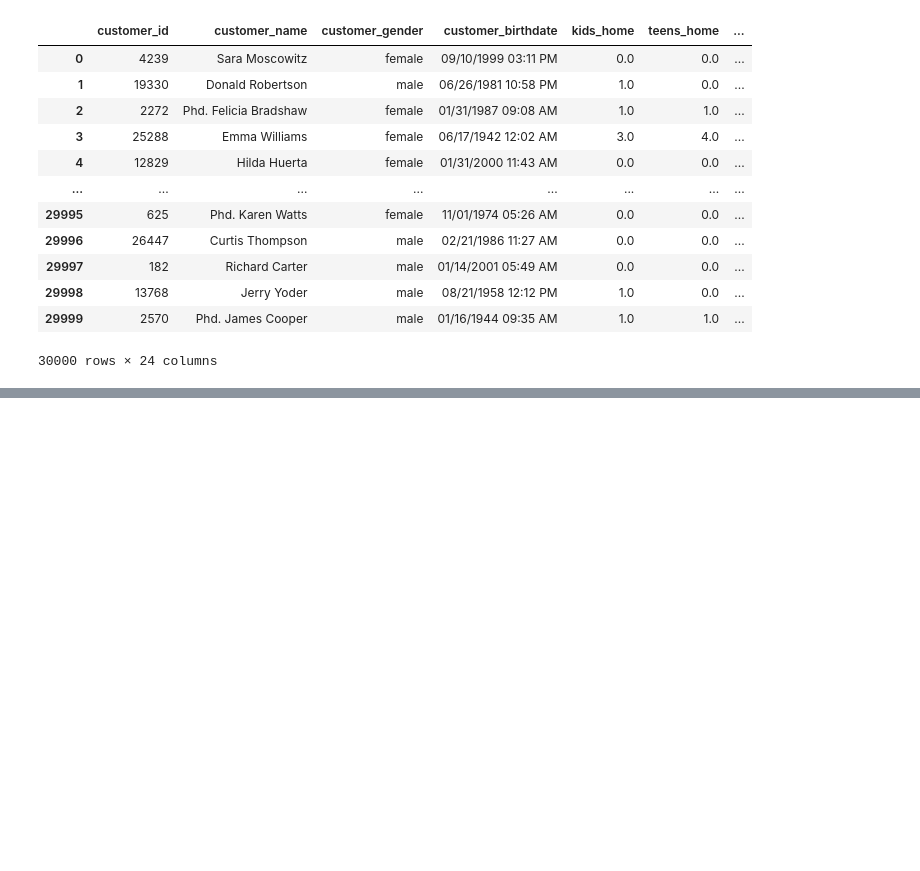
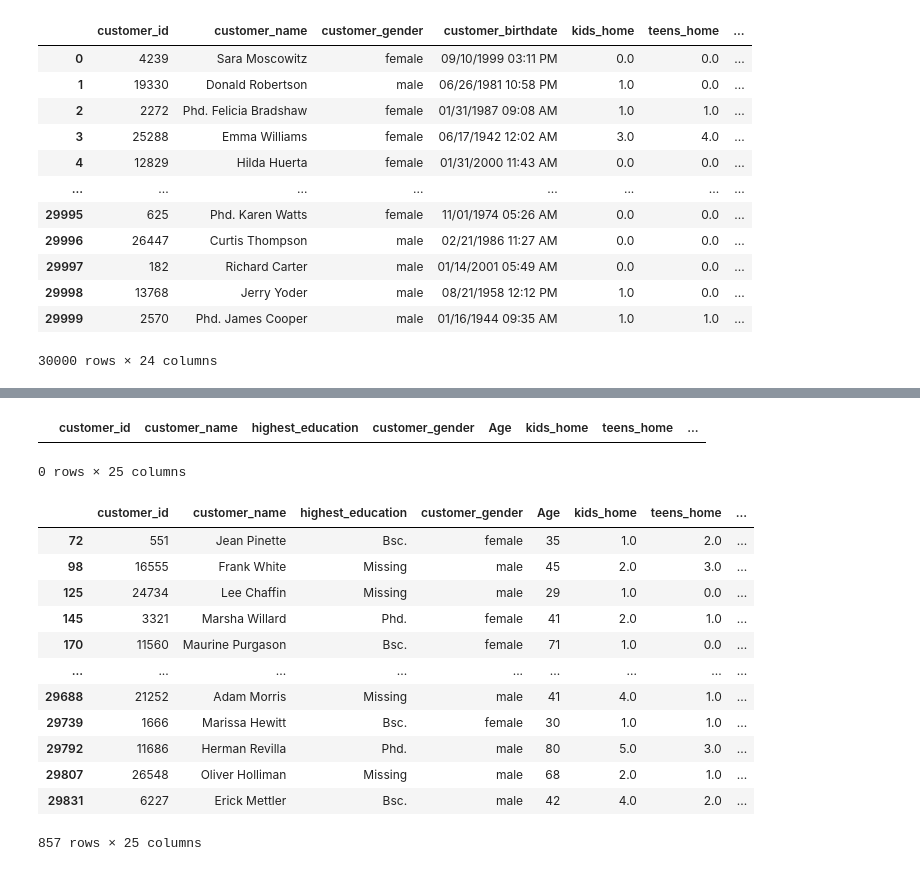
Before and after one commit to MarceloJ18/KeizerKrukis, a Jupyter notebook: proj_code_nb.ipynb, the cells around one changed output, grey strips where cells are left out. Saved outputs shown, nothing was run; the diff lists cells and outputs as text; code cells hidden in the pictures; blank space fills up the shorter version.

```diff
--- a/proj_code_nb.ipynb
+++ b/proj_code_nb.ipynb
@@ -46,0 +259,32 @@ replace customer card info / add a different column -> customer card as binary (
+# %%
+# Group the data by longitude and latitude and count the number of occurrences of each unique combination
+duplicate_coords = customer_info.groupby(['latitude', 'longitude']).filter(lambda x: len(x) > 1)
+
+# print the duplicate coordinates
+#print(duplicate_coords)
+duplicate_coords
+# %% [output]
+|  | customer_id | customer_name | highest_education | customer_gender | Age | kids_home | teens_home | ... |
+0 rows × 25 columns
+# %%
+# create a boolean mask indicating which rows have duplicate coordinates
+duplicates = customer_info.duplicated(['longitude'])
+
+# filter the dataframe to show only the rows with duplicate coordinates
+duplicate_rows = customer_info[duplicates]
+
+duplicate_rows
+# %% [output]
+|  | customer_id | customer_name | highest_education | customer_gender | Age | kids_home | teens_home | ... |
+| 72 | 551 | Jean Pinette | Bsc. | female | 35 | 1.0 | 2.0 | ... |
+| 98 | 16555 | Frank White | Missing | male | 45 | 2.0 | 3.0 | ... |
+| 125 | 24734 | Lee Chaffin | Missing | male | 29 | 1.0 | 0.0 | ... |
+| 145 | 3321 | Marsha Willard | Phd. | female | 41 | 2.0 | 1.0 | ... |
+| 170 | 11560 | Maurine Purgason | Bsc. | female | 71 | 1.0 | 0.0 | ... |
+| ... | ... | ... | ... | ... | ... | ... | ... | ... |
+| 29688 | 21252 | Adam Morris | Missing | male | 41 | 4.0 | 1.0 | ... |
+| 29739 | 1666 | Marissa Hewitt | Bsc. | female | 30 | 1.0 | 1.0 | ... |
+| 29792 | 11686 | Herman Revilla | Phd. | male | 80 | 5.0 | 3.0 | ... |
+| 29807 | 26548 | Oliver Holliman | Missing | male | 68 | 2.0 | 1.0 | ... |
+| 29831 | 6227 | Erick Mettler | Bsc. | male | 42 | 4.0 | 2.0 | ... |
+857 rows × 25 columns
```
Also changed, not shown: parts of 19 cells of this notebook.
